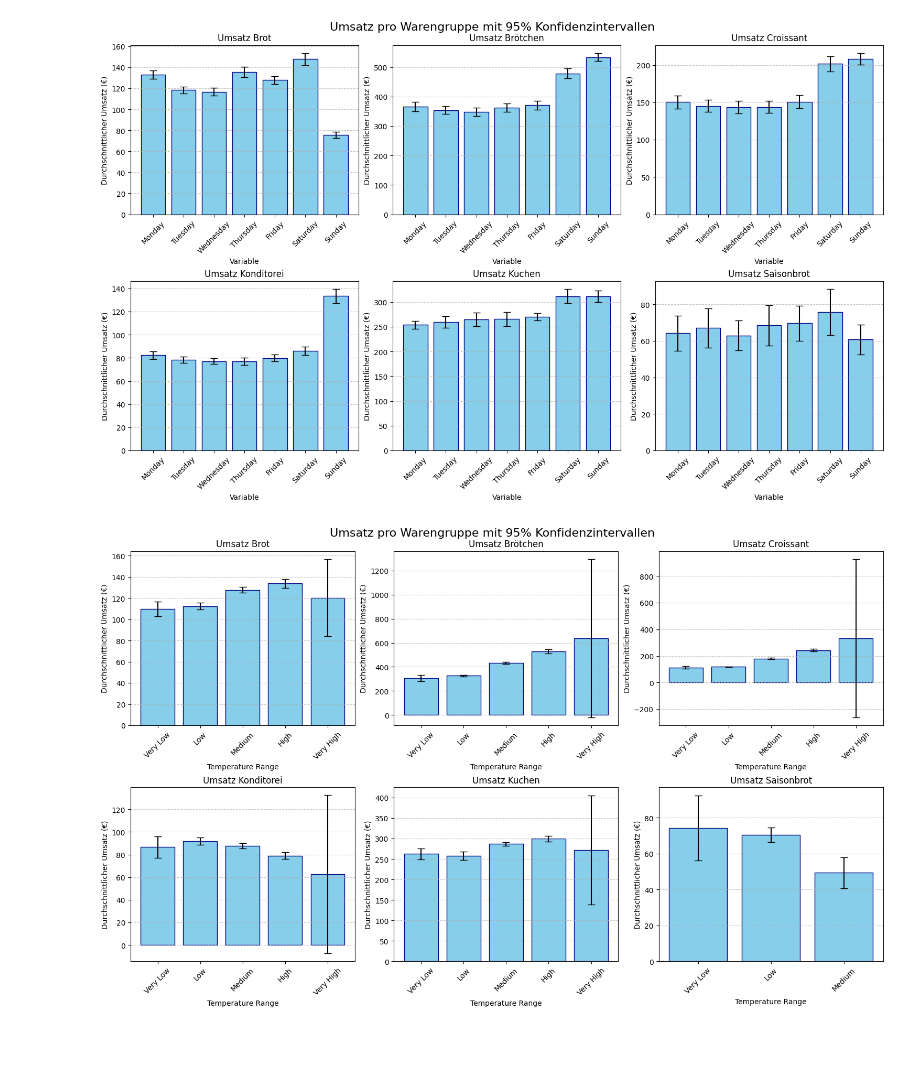
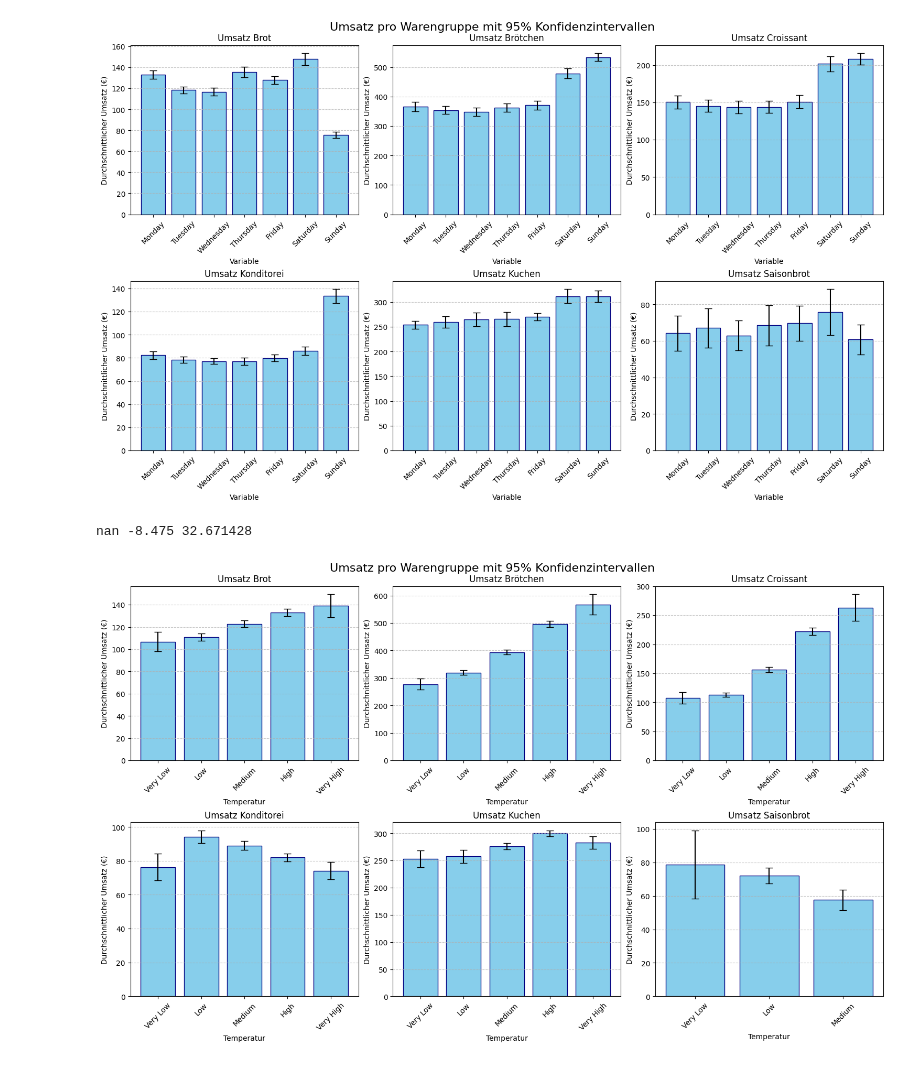
Before and after one commit to Fiesa00/DS_ML_Gr_1.5, a Jupyter notebook: 1_DatasetCharacteristics/Characteristics.ipynb, the cells around one changed output. Cells and saved outputs as stored; diff of their text form; code cells hidden in the pictures.

Commit message:
Grafik Data Characteristics

```diff
--- a/1_DatasetCharacteristics/Characteristics.ipynb
+++ b/1_DatasetCharacteristics/Characteristics.ipynb
@@ -77,13 +77,20 @@ from scipy.stats import sem, t
 # Read data
 data = pd.read_csv("/workspaces/DS_ML_Gr_1.5/2_BaselineModel/merged_data_new.csv")
 
-# Definiere die kontinuierliche Variable, z.B. Temperatur
-data['Temperatur'] = data['Temperatur']  # Assuming 'Temperature' is the column for temperature
+# Definiere die kontinuierliche Variable
+data['variable'] = data['Temperatur']
+Variable='Temperatur' #für Titel in der Grafik
 
-# Binning der Temperatur (beispielhafte Bins: sehr niedrig, niedrig, mittel, hoch, sehr hoch)
-bins = [-np.inf, 0, 10, 20, 30, np.inf]  # Set appropriate bin values depending on the range of temperature
+# Binning der Temperatur
+#zum berechnen der bins
+median=np.median(data['variable'])
+min=np.min(data['variable'])
+max=np.max(data['variable'])
+print(median, min, max)
+#
+bins = [-10,-1 ,8 ,17 ,25 ,  34]  # müssen manuell angepasst werden
 labels = ['Very Low', 'Low', 'Medium', 'High', 'Very High']  # Labels for each bin
-data['Temperature_bin'] = pd.cut(data['Temperatur'], bins=bins, labels=labels)
+data['variable_bin'] = pd.cut(data['variable'], bins=bins, labels=labels)
 
 # Definieren der Warengruppen-Beschriftungen
 Warengruppe = [1, 2, 3, 4, 5, 6]
@@ -107,36 +114,37 @@ def calculate_confidence_interval(group):
     })
 
 # Gruppierung nach Temperatur-Bin und Warengruppe mit Konfidenzintervallen
-summary = data.groupby(['Temperature_bin', 'Warengruppe']).apply(calculate_confidence_interval).reset_index()
+summary = data.groupby(['variable_bin', 'Warengruppe']).apply(calculate_confidence_interval).reset_index()
 
 # Ersetzen der Warengruppen-Nummern durch Backwaren-Namen
 summary['Warengruppe'] = summary['Warengruppe'].map(dict(zip(Warengruppe, Backwaren)))
 
 # Visualisierung mit Konfidenzintervallen für jede Warengruppe
 plt.figure(figsize=(15, 9), constrained_layout=True)
 
 # Liste der Warengruppen
 warengruppen = summary['Warengruppe'].unique()
 
 # Subplots für jede Warengruppe
 for i, gruppe in enumerate(warengruppen, 1):
     plt.subplot(2, 3, i)
     gruppe_data = summary[summary['Warengruppe'] == gruppe]
 
     # Sortieren nach Temperatur-Bin
-    gruppe_data = gruppe_data.sort_values('Temperature_bin')
+    gruppe_data = gruppe_data.sort_values('variable_bin')
 
-    plt.bar(gruppe_data['Temperature_bin'], gruppe_data['mean'], yerr=(gruppe_data['mean'] - gruppe_data['ci_lower'], gruppe_data['ci_upper'] - gruppe_data['mean']),
+    plt.bar(gruppe_data['variable_bin'], gruppe_data['mean'], yerr=(gruppe_data['mean'] - gruppe_data['ci_lower'], gruppe_data['ci_upper'] - gruppe_data['mean']),
             capsize=5, color='skyblue', edgecolor='navy')
 
     plt.title(f'Umsatz {gruppe}')
-    plt.xlabel('Temperature Range')
+    plt.xlabel(Variable)
     plt.ylabel('Durchschnittlicher Umsatz (€)')
     plt.xticks(rotation=45)
     plt.grid(axis='y', linestyle='--', alpha=0.7)
 
 # Titel mit mehr Abstand
 plt.suptitle('Umsatz pro Warengruppe mit 95% Konfidenzintervallen', fontsize=16, y=1.02)
 plt.show()
 # %% [output]
+nan -8.475 32.671428
-[figure, old version]
+[figure, new version]
```
